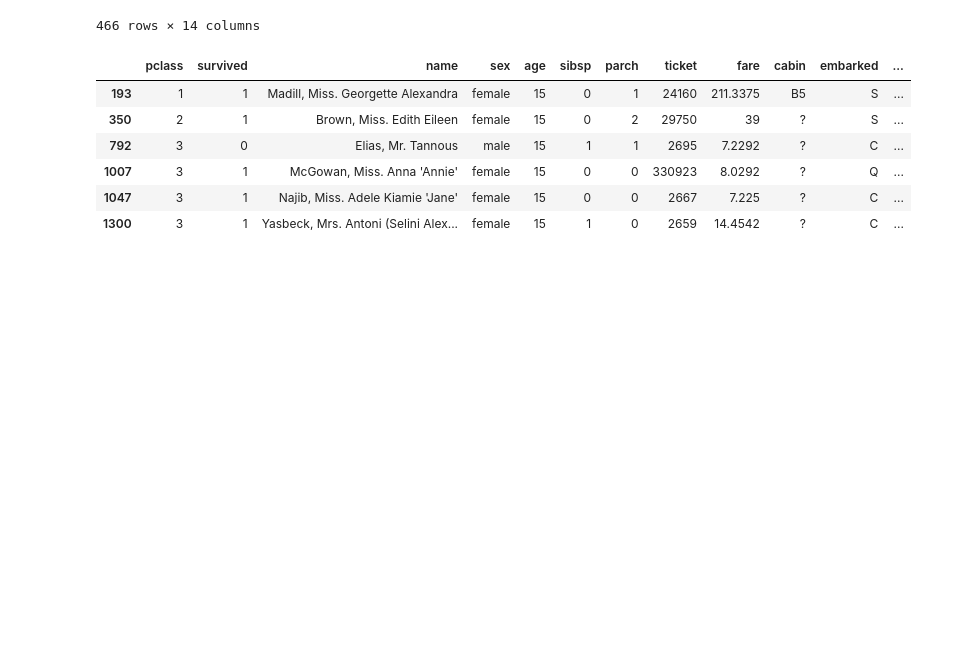
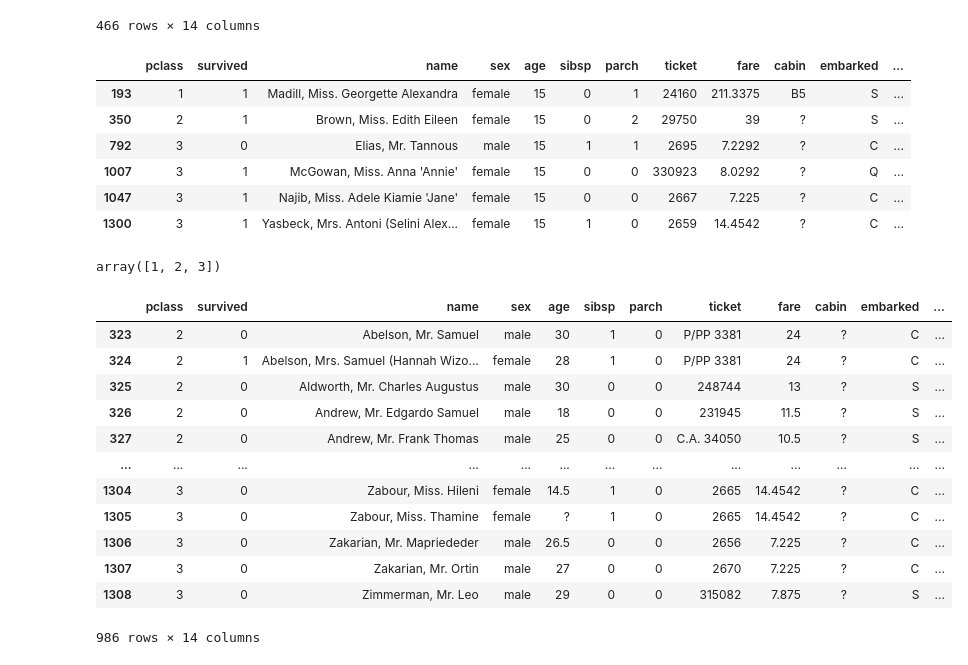
Before and after one commit to harshitgupta240197/Python, a Jupyter notebook: Pandas/Core_Concepts/Filtering.ipynb, the cells around one changed output. Drawn from its saved outputs; the diff is of its cells as text; code cells hidden in the pictures; blank space fills up the shorter version.

```diff
--- a/Pandas/Core_Concepts/Filtering.ipynb
+++ b/Pandas/Core_Concepts/Filtering.ipynb
@@ -68,3 +68,23 @@ titanic[titanic['age'] == '15']
 | 1007 | 3 | 1 | McGowan, Miss. Anna 'Annie' | female | 15 | 0 | 0 | 330923 | 8.0292 | ? | Q | ... |
 | 1047 | 3 | 1 | Najib, Miss. Adele Kiamie 'Jane' | female | 15 | 0 | 0 | 2667 | 7.225 | ? | C | ... |
 | 1300 | 3 | 1 | Yasbeck, Mrs. Antoni (Selini Alex... | female | 15 | 1 | 0 | 2659 | 14.4542 | ? | C | ... |
+# %%
+titanic['pclass'].unique()
+# %% [output]
+array([1, 2, 3])
+# %%
+titanic[titanic['pclass'] != 1]
+# %% [output]
+|  | pclass | survived | name | sex | age | sibsp | parch | ticket | fare | cabin | embarked | ... |
+| 323 | 2 | 0 | Abelson, Mr. Samuel | male | 30 | 1 | 0 | P/PP 3381 | 24 | ? | C | ... |
+| 324 | 2 | 1 | Abelson, Mrs. Samuel (Hannah Wizo... | female | 28 | 1 | 0 | P/PP 3381 | 24 | ? | C | ... |
+| 325 | 2 | 0 | Aldworth, Mr. Charles Augustus | male | 30 | 0 | 0 | 248744 | 13 | ? | S | ... |
+| 326 | 2 | 0 | Andrew, Mr. Edgardo Samuel | male | 18 | 0 | 0 | 231945 | 11.5 | ? | S | ... |
+| 327 | 2 | 0 | Andrew, Mr. Frank Thomas | male | 25 | 0 | 0 | C.A. 34050 | 10.5 | ? | S | ... |
+| ... | ... | ... | ... | ... | ... | ... | ... | ... | ... | ... | ... | ... |
+| 1304 | 3 | 0 | Zabour, Miss. Hileni | female | 14.5 | 1 | 0 | 2665 | 14.4542 | ? | C | ... |
+| 1305 | 3 | 0 | Zabour, Miss. Thamine | female | ? | 1 | 0 | 2665 | 14.4542 | ? | C | ... |
+| 1306 | 3 | 0 | Zakarian, Mr. Mapriededer | male | 26.5 | 0 | 0 | 2656 | 7.225 | ? | C | ... |
+| 1307 | 3 | 0 | Zakarian, Mr. Ortin | male | 27 | 0 | 0 | 2670 | 7.225 | ? | C | ... |
+| 1308 | 3 | 0 | Zimmerman, Mr. Leo | male | 29 | 0 | 0 | 315082 | 7.875 | ? | S | ... |
+986 rows × 14 columns
```
Also changed, not shown: parts of 7 cells of this notebook.
